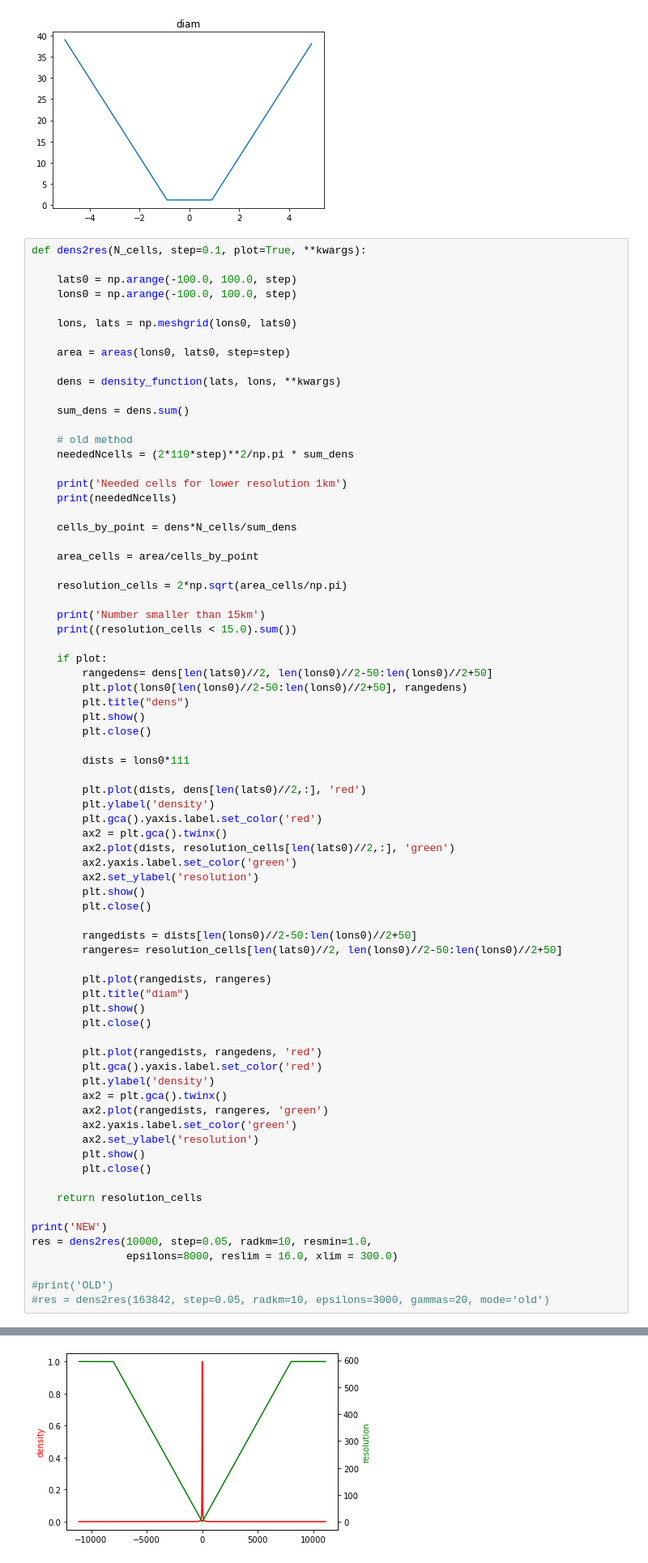
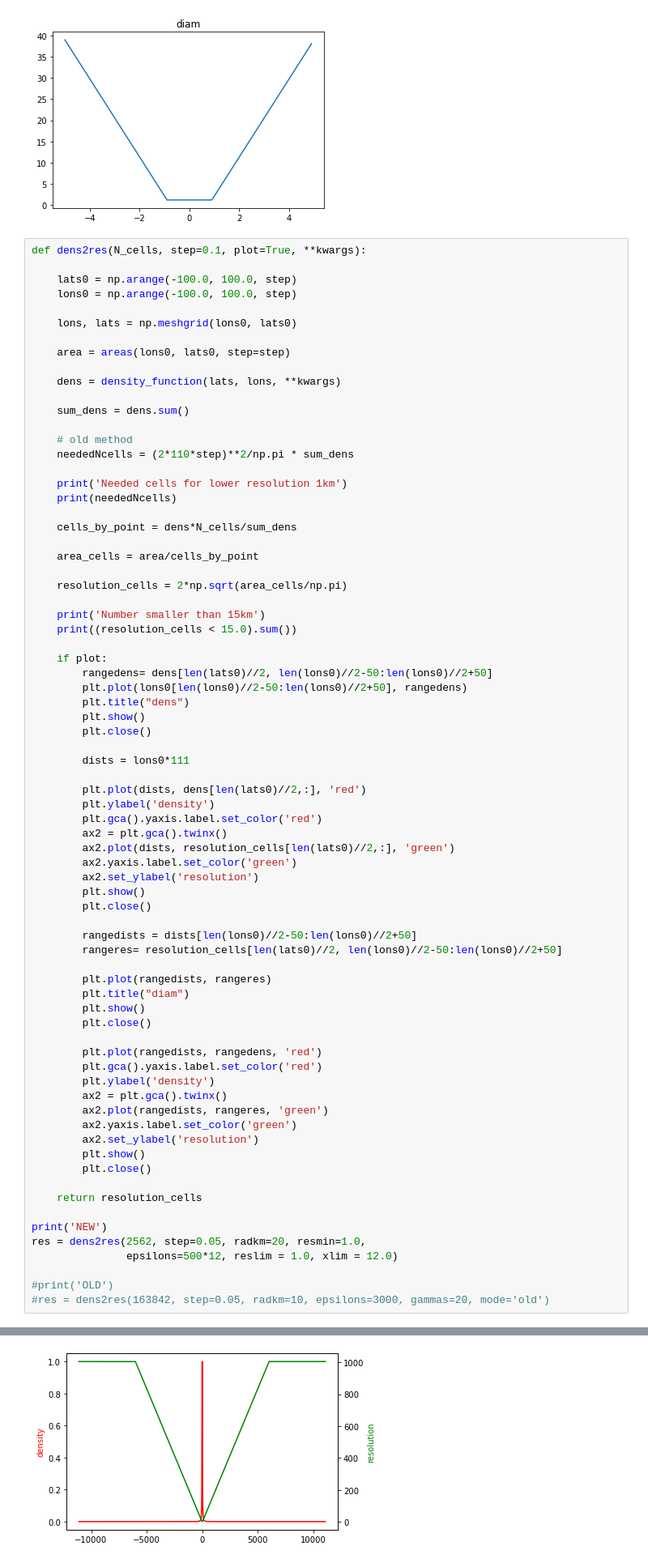
Before and after one commit to marta-gil/iModel, a Jupyter notebook: density-2-res.ipynb, the cells around one changed output, grey strips where cells are left out. Shown at 81% size. Cells and saved outputs as stored; diff of their text form.

```diff
--- a/density-2-res.ipynb
+++ b/density-2-res.ipynb
@@ -310,8 +310,8 @@ def dens2res(N_cells, step=0.1, plot=True, **kwargs):
     return resolution_cells
 
 print('NEW')
-res = dens2res(10000, step=0.05, radkm=10, resmin=1.0,
-               epsilons=8000, reslim = 16.0, xlim = 300.0)
+res = dens2res(2562, step=0.05, radkm=20, resmin=1.0,
+               epsilons=500*12, reslim = 1.0, xlim = 12.0)
 
 #print('OLD')
 #res = dens2res(163842, step=0.05, radkm=10, epsilons=3000, gammas=20, mode='old')
@@ -325 +325 @@ Number smaller than 15km
-[figure, old version]
+[figure, new version]
```
Also changed, not shown: parts of 1 cell of this notebook, 3 other files.
